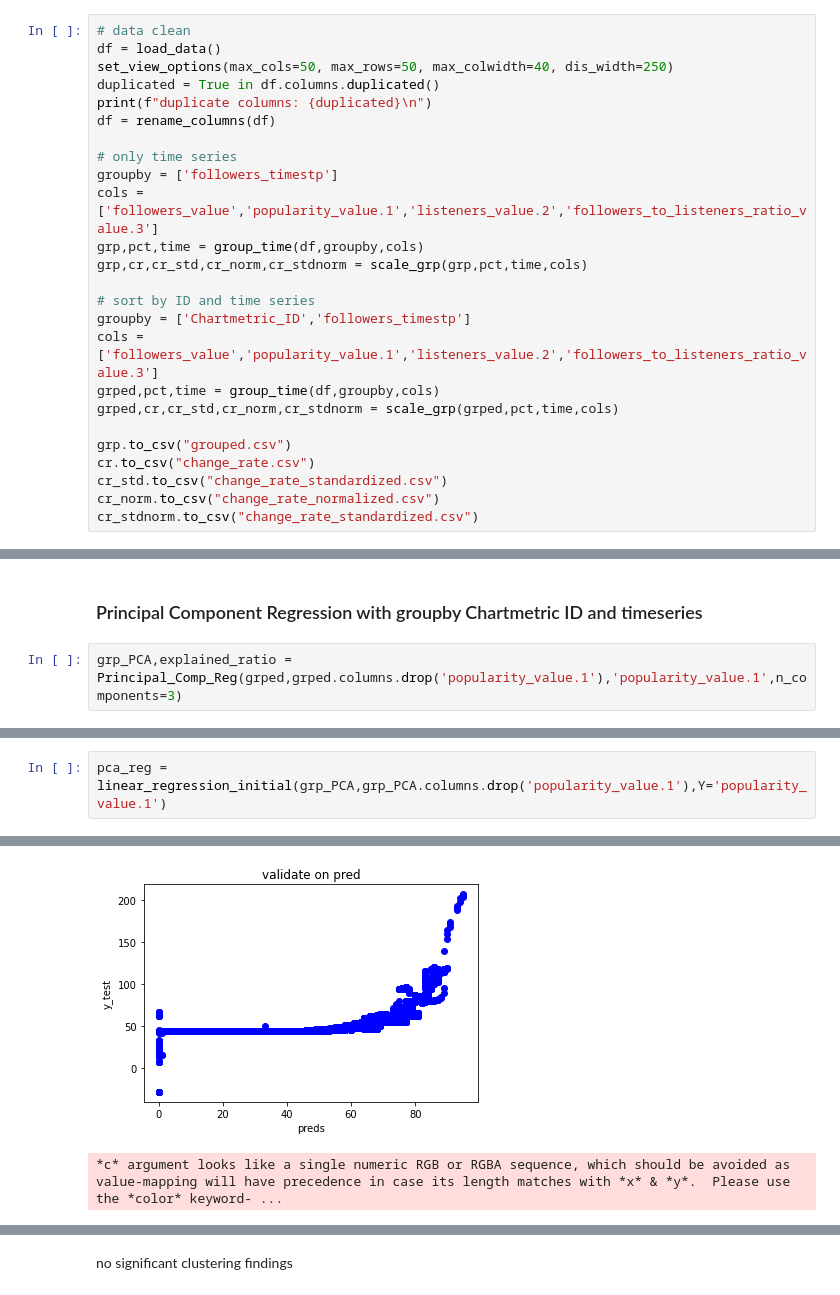
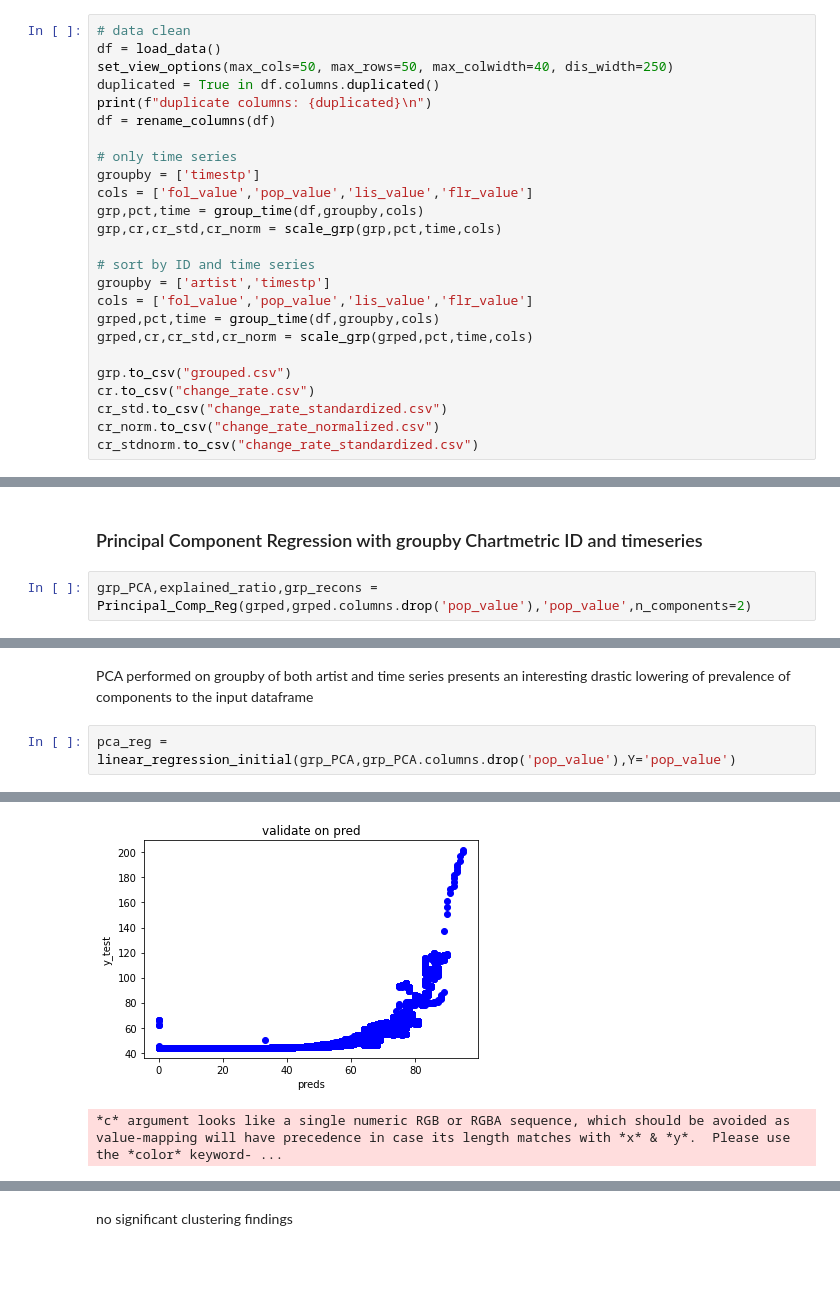
Before and after one commit to Tony363/Chartmetric_Analysis, a Jupyter notebook: Chartmetric_DataConsolidation.ipynb, the cells around one changed output, grey strips where cells are left out. Drawn from its saved outputs; the diff is of its cells as text; blank space fills up the shorter version.

```diff
--- a/Chartmetric_DataConsolidation.ipynb
+++ b/Chartmetric_DataConsolidation.ipynb
@@ -703,16 +741,16 @@ print(f"duplicate columns: {duplicated}\n")
 df = rename_columns(df)
 
 # only time series
-groupby = ['followers_timestp']
-cols = ['followers_value','popularity_value.1','listeners_value.2','followers_to_listeners_ratio_value.3']
+groupby = ['timestp']
+cols = ['fol_value','pop_value','lis_value','flr_value']
 grp,pct,time = group_time(df,groupby,cols)
-grp,cr,cr_std,cr_norm,cr_stdnorm = scale_grp(grp,pct,time,cols)
+grp,cr,cr_std,cr_norm = scale_grp(grp,pct,time,cols)
 
 # sort by ID and time series
-groupby = ['Chartmetric_ID','followers_timestp']
-cols = ['followers_value','popularity_value.1','listeners_value.2','followers_to_listeners_ratio_value.3']
+groupby = ['artist','timestp']
+cols = ['fol_value','pop_value','lis_value','flr_value']
 grped,pct,time = group_time(df,groupby,cols)
-grped,cr,cr_std,cr_norm,cr_stdnorm = scale_grp(grped,pct,time,cols)
+grped,cr,cr_std,cr_norm = scale_grp(grped,pct,time,cols)
 
 grp.to_csv("grouped.csv")
 cr.to_csv("change_rate.csv")
@@ -827,6 +901,6 @@ strong multicollinearity or other numerical problems.
 # %% [markdown]
 ### Principal Component Regression with groupby Chartmetric ID and timeseries
 # %%
-grp_PCA,explained_ratio = Principal_Comp_Reg(grped,grped.columns.drop('popularity_value.1'),'popularity_value.1',n_components=3)
+grp_PCA,explained_ratio,grp_recons = Principal_Comp_Reg(grped,grped.columns.drop('pop_value'),'pop_value',n_components=2)
 # %% [output]
 [interactive output not drawn]
@@ -853,5 +944,7 @@ array([9.57800595e-01, 4.21851737e-02, 1.42309812e-05])
+# %% [markdown]
+PCA performed on groupby of both artist and time series presents an interesting drastic lowering of prevalence of components to the input dataframe
 # %%
-pca_reg = linear_regression_initial(grp_PCA,grp_PCA.columns.drop('popularity_value.1'),Y='popularity_value.1')
+pca_reg = linear_regression_initial(grp_PCA,grp_PCA.columns.drop('pop_value'),Y='pop_value')
 # %% [output]
                             OLS Regression Results
 ==============================================================================
@@ -874,2 +967,2 @@ strong multicollinearity or other numerical problems.
-[figure, old version]
+[figure, new version]
 *c* argument looks like a single numeric RGB or RGBA sequence, which should be avoided as value-mapping will have precedence in case its length matches with *x* & *y*.  Please use the *color* keyword- ...
```
Also changed, not shown: parts of 43 cells of this notebook.
